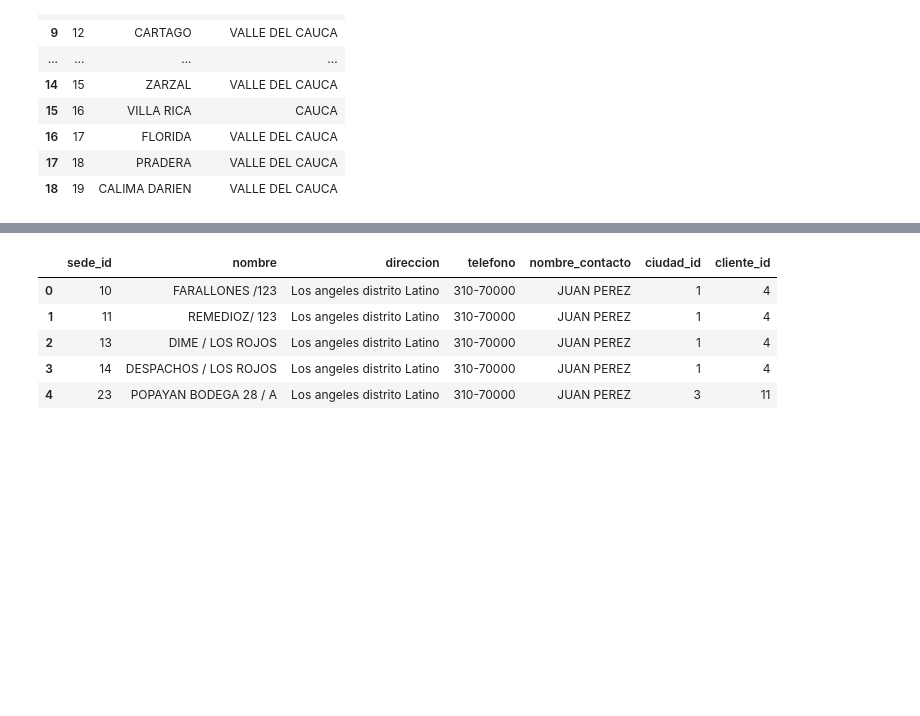
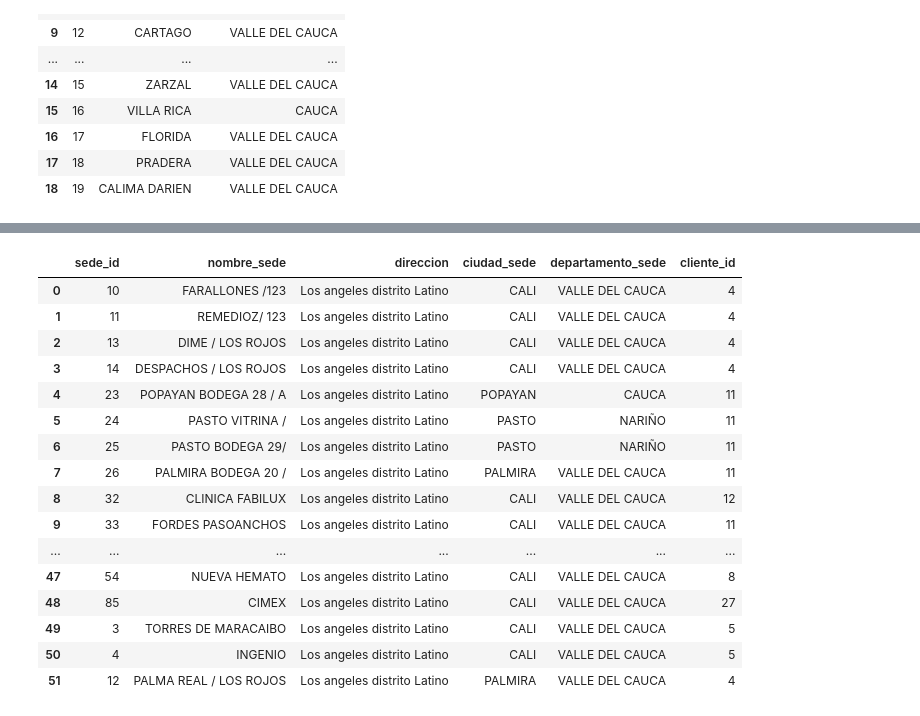
Before and after one commit to AndresIsCoding/Proyecto-ciencia-de-datos, a Jupyter notebook: ETL.ipynb, the cells around one changed output, grey strips where cells are left out. Saved outputs shown, nothing was run; the diff lists cells and outputs as text; code cells hidden in the pictures; blank space fills up the shorter version.

```diff
--- a/ETL.ipynb
+++ b/ETL.ipynb
@@ -224,14 +257,42 @@ df.head(5)
 # %%
-# Creación de los DataFrame a partir de consultas
-# Dimension sede
-query = "SELECT * FROM sede"
+# Dimension sede (dim_sede)
+cur = conn.cursor()
+
+# nombre -> nombre_sede
+cur.execute("""
+    SELECT column_name
+    FROM information_schema.columns
+    WHERE table_name = 'sede'
+    AND column_name = 'nombre';
+""")
+result = cur.fetchone()
+
+if result is not None:
+    cur.execute("ALTER TABLE sede RENAME COLUMN nombre TO nombre_sede")
+
+query = ("""
+    SELECT sede_id, nombre_sede, direccion, nombre_ciudad AS ciudad_sede, nombre_departamento AS departamento_sede, cliente_id FROM sede AS dim_sede
+    INNER JOIN ciudad ON dim_sede.ciudad_id = ciudad.id
+    INNER JOIN departamento ON ciudad.departamento_id = departamento.id
+""")
 df = pd.read_sql(query, conn)
 # Visualizar los datos
-df.head(5)
+df
 # %% [output]
-|  | sede_id | nombre | direccion | telefono | nombre_contacto | ciudad_id | cliente_id |
-| 0 | 10 | FARALLONES /123 | Los angeles distrito Latino | 310-70000 | JUAN PEREZ | 1 | 4 |
-| 1 | 11 | REMEDIOZ/ 123 | Los angeles distrito Latino | 310-70000 | JUAN PEREZ | 1 | 4 |
-| 2 | 13 | DIME / LOS ROJOS | Los angeles distrito Latino | 310-70000 | JUAN PEREZ | 1 | 4 |
-| 3 | 14 | DESPACHOS / LOS ROJOS | Los angeles distrito Latino | 310-70000 | JUAN PEREZ | 1 | 4 |
-| 4 | 23 | POPAYAN BODEGA 28 / A | Los angeles distrito Latino | 310-70000 | JUAN PEREZ | 3 | 11 |
+|  | sede_id | nombre_sede | direccion | ciudad_sede | departamento_sede | cliente_id |
+| 0 | 10 | FARALLONES /123 | Los angeles distrito Latino | CALI | VALLE DEL CAUCA | 4 |
+| 1 | 11 | REMEDIOZ/ 123 | Los angeles distrito Latino | CALI | VALLE DEL CAUCA | 4 |
+| 2 | 13 | DIME / LOS ROJOS | Los angeles distrito Latino | CALI | VALLE DEL CAUCA | 4 |
+| 3 | 14 | DESPACHOS / LOS ROJOS | Los angeles distrito Latino | CALI | VALLE DEL CAUCA | 4 |
+| 4 | 23 | POPAYAN BODEGA 28 / A | Los angeles distrito Latino | POPAYAN | CAUCA | 11 |
+| 5 | 24 | PASTO VITRINA / | Los angeles distrito Latino | PASTO | NARIÑO | 11 |
+| 6 | 25 | PASTO BODEGA 29/ | Los angeles distrito Latino | PASTO | NARIÑO | 11 |
+| 7 | 26 | PALMIRA BODEGA 20 / | Los angeles distrito Latino | PALMIRA | VALLE DEL CAUCA | 11 |
+| 8 | 32 | CLINICA FABILUX | Los angeles distrito Latino | CALI | VALLE DEL CAUCA | 12 |
+| 9 | 33 | FORDES PASOANCHOS | Los angeles distrito Latino | CALI | VALLE DEL CAUCA | 11 |
+| ... | ... | ... | ... | ... | ... | ... |
+| 47 | 54 | NUEVA HEMATO | Los angeles distrito Latino | CALI | VALLE DEL CAUCA | 8 |
+| 48 | 85 | CIMEX | Los angeles distrito Latino | CALI | VALLE DEL CAUCA | 27 |
+| 49 | 3 | TORRES DE MARACAIBO | Los angeles distrito Latino | CALI | VALLE DEL CAUCA | 5 |
+| 50 | 4 | INGENIO | Los angeles distrito Latino | CALI | VALLE DEL CAUCA | 5 |
+| 51 | 12 | PALMA REAL / LOS ROJOS | Los angeles distrito Latino | PALMIRA | VALLE DEL CAUCA | 4 |
```
Also changed, not shown: parts of 3 cells of this notebook, 1 other file.
